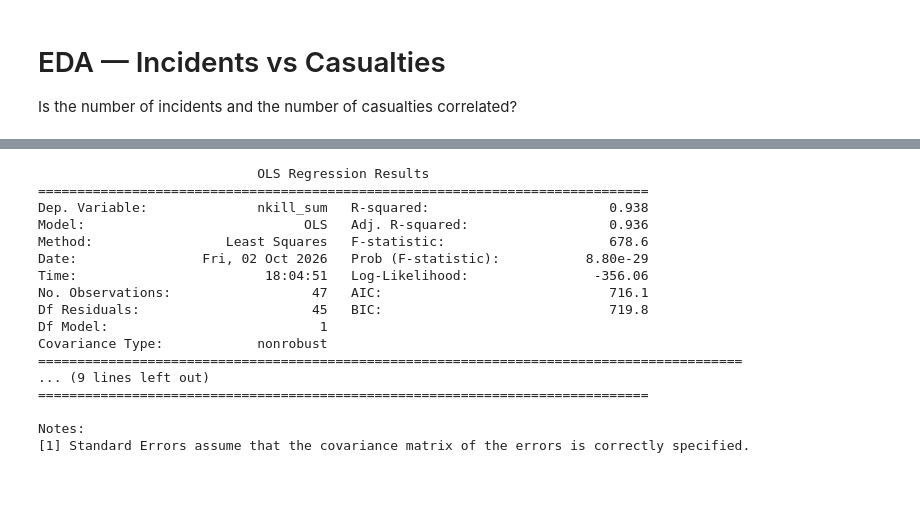
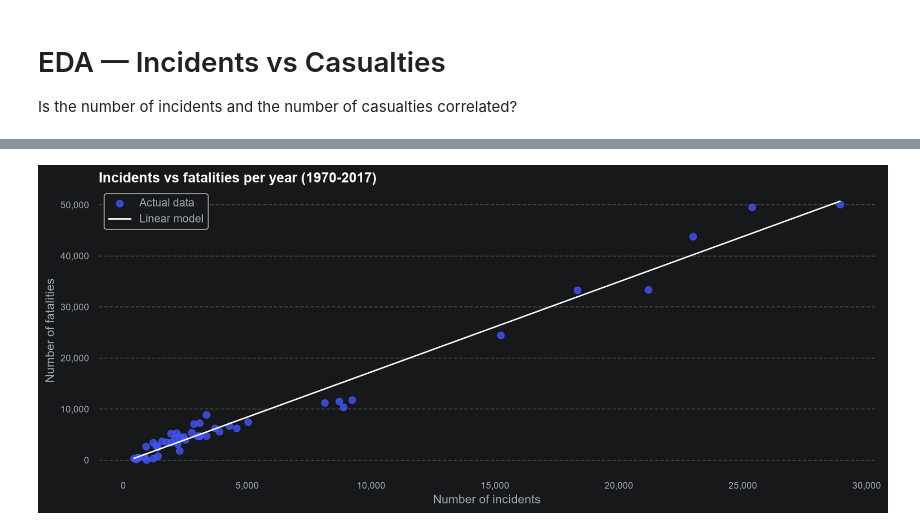
Before and after one commit to Olha-Kes/terrorism_hotspots, a Jupyter notebook: notebooks/eda_terrorism_hotspots.ipynb, the cells around one changed output, grey strips where cells are left out. Drawn from its saved outputs; the diff is of its cells as text; code cells hidden in the pictures; blank space fills up the shorter version.

```diff
--- a/notebooks/eda_terrorism_hotspots.ipynb
+++ b/notebooks/eda_terrorism_hotspots.ipynb
@@ -520,0 +492,7 @@ Monthly Aggregation showed weak correlation relationships.
+# %%
+yearly = (
+    df_corr.groupby("iyear")
+    .agg(count=("nkill", "size"), nkill_sum=("nkill", "sum"))
+    .reindex(range(1970, 2018))
+)
+yearly["mean_nkill"] = yearly["nkill_sum"] / yearly["count"]
@@ -520,0 +515,7 @@ Monthly Aggregation showed weak correlation relationships.
+# %%
+print(yearly[["count", "nkill_sum", "mean_nkill"]].corr(method="spearman"))
+
+res_year_sum = fit_ols(yearly, "nkill_sum", "count")
+res_year_mean = fit_ols(yearly, "mean_nkill", "count")
+res_year_sum_diff = fit_ols(yearly.diff(), "nkill_sum", "count")
+res_year_mean_diff = fit_ols(yearly.diff(), "mean_nkill", "count")
@@ -537,27 +580,19 @@ Yearly grouping with computed total annual casualties (`nkill_sum`) and total at
 # %%
-df_yearly = df_yearly.sort_values("count_attacks")
-df_yearly["count_attacks_centered"] = df_yearly["count_attacks"] - df_yearly["count_attacks"].mean()
+d = yearly.dropna(subset=["count", "nkill_sum"])
+xs = np.linspace(d["count"].min(), d["count"].max(), 100)
 
-Y = df_yearly["nkill_sum"]
-X = sm.add_constant(df_yearly["count_attacks_centered"])
-model = sm.OLS(Y, X)
-results = model.fit()
-print(results.summary())
+fig, ax = plt.subplots(figsize=(12, 5))
+ax.scatter(d["count"], d["nkill_sum"], alpha=0.8, s=45, label="Actual data")
+ax.plot(xs, res_year_sum.params["const"] + res_year_sum.params["count"] * xs,
+        color="#ffffff", label="Linear model")
+ax.set_xlabel("Number of incidents")
+ax.set_ylabel("Number of fatalities")
+ax.set_title("Incidents vs fatalities per year (1970-2017)", loc="left", fontsize=14, fontweight="bold")
+ax.legend()
+fmt_axis(ax, axis="x")
+fmt_axis(ax, axis="y")
+plt.tight_layout()
+fig.savefig(output_dir / "Linear model.png", dpi=300)
+plt.show()
 # %% [output]
-                            OLS Regression Results
-==============================================================================
-Dep. Variable:              nkill_sum   R-squared:                       0.938
-Model:                            OLS   Adj. R-squared:                  0.936
-Method:                 Least Squares   F-statistic:                     678.6
-Date:                Fri, 02 Oct 2026   Prob (F-statistic):           8.80e-29
-Time:                        18:04:51   Log-Likelihood:                -356.06
-No. Observations:                  47   AIC:                             716.1
-Df Residuals:                      45   BIC:                             719.8
-Df Model:                           1
-Covariance Type:            nonrobust
-==========================================================================================
-... (9 lines left out)
-==============================================================================
-
-Notes:
-[1] Standard Errors assume that the covariance matrix of the errors is correctly specified.
+[figure, added]
```
Also changed, not shown: parts of 30 cells of this notebook, 4 other files.
